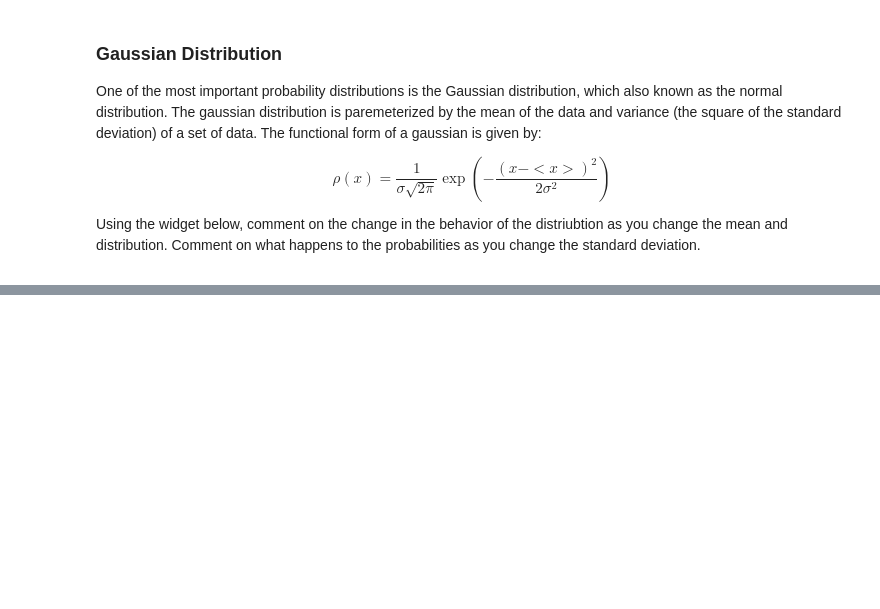
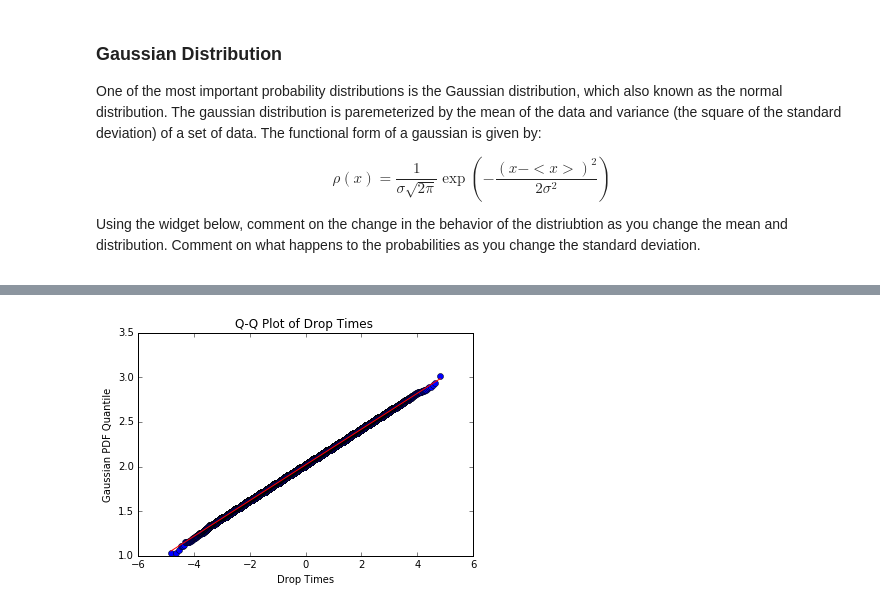
Before and after one commit to rwilcoxcline13/intro_scientific_computing, a Jupyter notebook: PDF.ipynb, the cells around one changed output, grey strips where cells are left out. Drawn from its saved outputs; the diff is of its cells as text; code cells hidden in the pictures; blank space fills up the shorter version.

```diff
--- a/PDF.ipynb
+++ b/PDF.ipynb
@@ -122,0 +173,11 @@ plt.show()
+# %%
+fig = plt.figure()
+
+ax = fig.add_subplot(111) # row 0, col 0
+res = stats.probplot(t_measured_fixed, plot=plt)
+ax.set_xlabel('Drop Times')
+ax.set_ylabel('Gaussian PDF Quantile')
+ax.set_title('Q-Q Plot of Drop Times ')
+plt.show()
+# %% [output]
+[figure, added]
```
Also changed, not shown: parts of 7 cells of this notebook.
